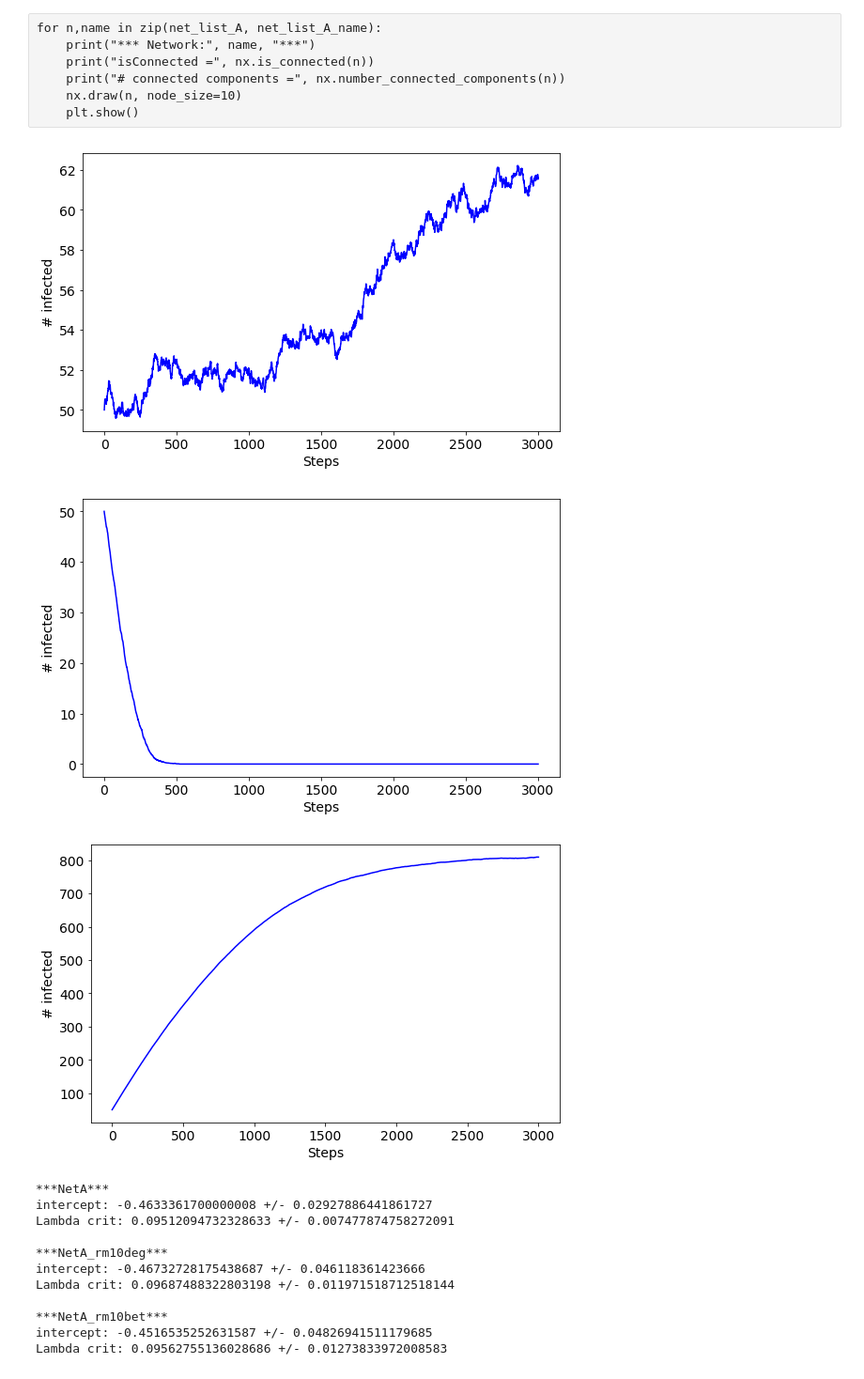
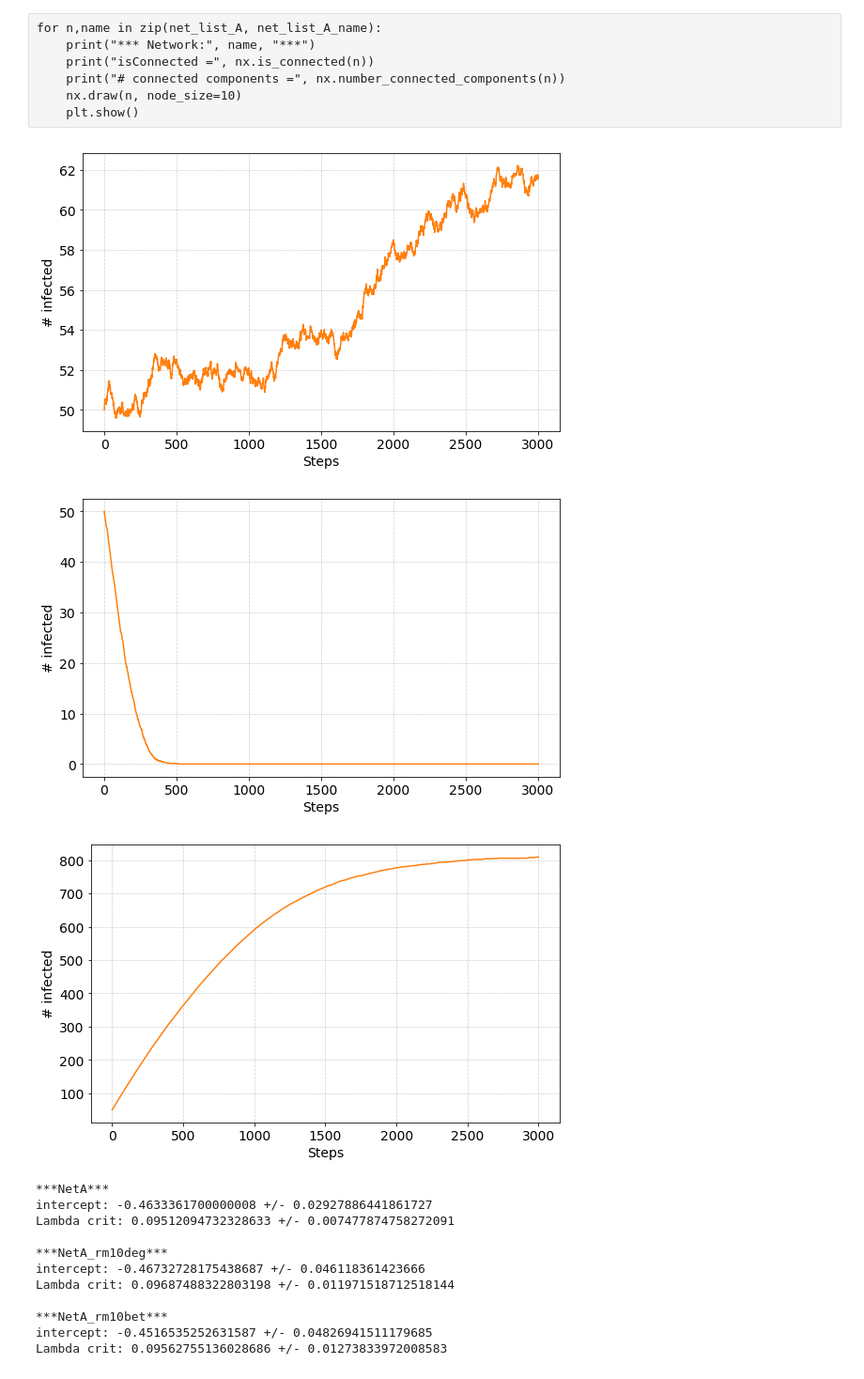
Before and after one commit to Agos95/ComplexSyst, a Jupyter notebook: 02/Agostini_Federico_code2.ipynb, the cells around one changed output. Shown at 94% size. Drawn from its saved outputs; the diff is of its cells as text; code cells hidden in the pictures.

```diff
--- a/02/Agostini_Federico_code2.ipynb
+++ b/02/Agostini_Federico_code2.ipynb
@@ -6,11 +6,16 @@
 import numpy as np
 import pandas as pd
 import matplotlib.pyplot as plt
+import matplotlib as mpl
 %matplotlib inline
 import seaborn as sns
 import networkx as nx
 from scipy import stats
 from scipy.stats import norm
+
+mpl.rcParams['grid.color'] = 'gray'
+mpl.rcParams['grid.linestyle'] = ':'
+mpl.rcParams['grid.linewidth'] = 0.5
 # %%
 # create adjacency matrix for network A
 index_i_A, index_j_A = np.loadtxt("net1.txt", dtype=np.int, unpack=True)
@@ -319,34 +325,37 @@ for n,name in zip(net_list_A, net_list_A_name):
 # %%
 # Some plots below, near and over the lambda critical
 j = np.loadtxt("./NetA/mean.gz")
 
 fig, ax = plt.subplots(figsize=(8,5))
-ax.plot(j[3],color="b")
+ax.plot(j[3],color="C1")
 ax.set_xlabel("Steps", fontsize=14)
 ax.set_ylabel("# infected", fontsize=14)
 ax.tick_params(axis='both', which='major', labelsize=14)
+ax.grid(True)
 fig.tight_layout()
 fig.savefig("./Figure/labda_crit.pdf")
 
 fig, ax = plt.subplots(figsize=(8,5))
-ax.plot(j[1],color="b")
+ax.plot(j[1],color="C1")
 ax.set_xlabel("Steps", fontsize=14)
 ax.set_ylabel("# infected", fontsize=14)
 ax.tick_params(axis='both', which='major', labelsize=14)
+ax.grid(True)
 fig.tight_layout()
 fig.savefig("./Figure/labda_subcrit.pdf")
 
 fig, ax = plt.subplots(figsize=(8,5))
-ax.plot(j[30],color="b")
+ax.plot(j[30],color="C1")
 ax.set_xlabel("Steps", fontsize=14)
 ax.set_ylabel("# infected", fontsize=14)
 ax.tick_params(axis='both', which='major', labelsize=14)
+ax.grid(True)
 fig.tight_layout()
 fig.savefig("./Figure/labda_overcrit.pdf")
 # %% [output]
-[figure, old version]
+[figure, new version]
-[figure, old version]
+[figure, new version]
-[figure, old version]
+[figure, new version]
 # %%
 for Dir in net_list_A_name:
     data = np.loadtxt(Dir+"/mean.gz")
```
Also changed, not shown: parts of 8 cells of this notebook.
